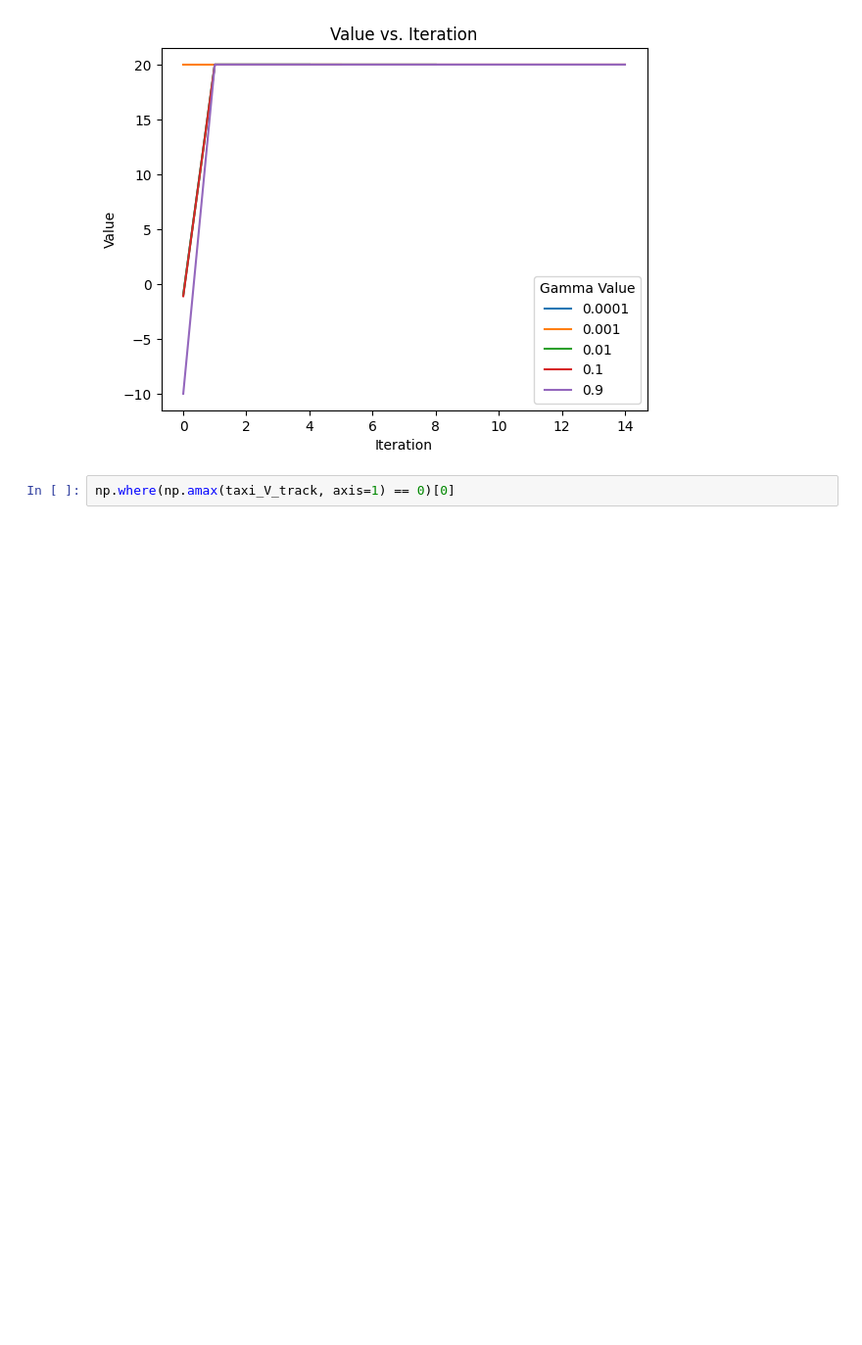
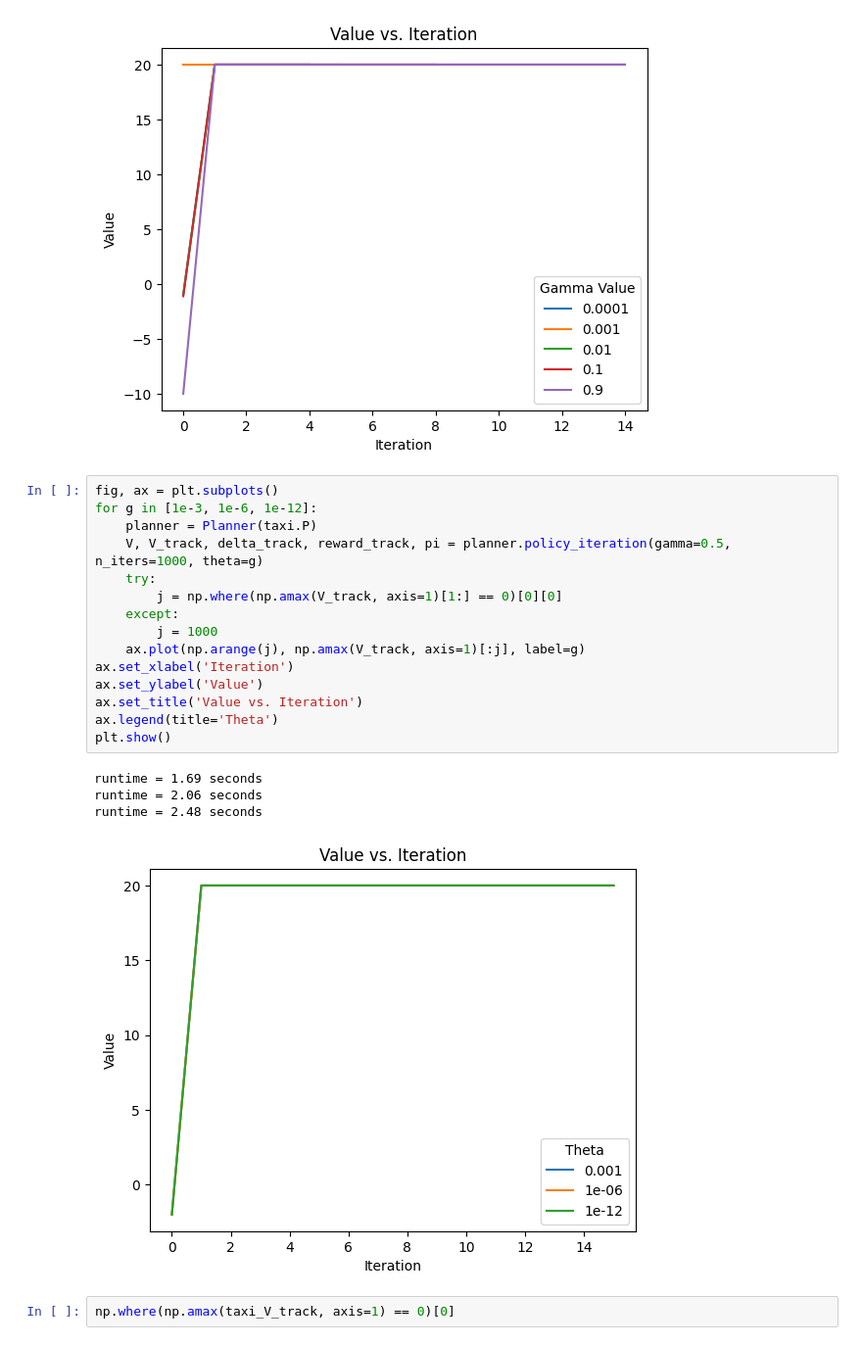
Before and after one commit to kittyschulz/mdp, a Jupyter notebook: mdp.ipynb, the cells around one changed output. Shown at 98% size. Drawn from its saved outputs; the diff is of its cells as text; blank space fills up the shorter version.

```diff
--- a/mdp.ipynb
+++ b/mdp.ipynb
@@ -918,6 +955,26 @@ runtime = 0.75 seconds
 runtime = 1.44 seconds
 runtime = 7.63 seconds
 [figure]
+# %%
+fig, ax = plt.subplots()
+for g in [1e-3, 1e-6, 1e-12]:
+    planner = Planner(taxi.P)
+    V, V_track, delta_track, reward_track, pi = planner.policy_iteration(gamma=0.5, n_iters=1000, theta=g)
+    try:
+        j = np.where(np.amax(V_track, axis=1)[1:] == 0)[0][0]
+    except:
+        j = 1000
+    ax.plot(np.arange(j), np.amax(V_track, axis=1)[:j], label=g)
+ax.set_xlabel('Iteration')
+ax.set_ylabel('Value')
+ax.set_title('Value vs. Iteration')
+ax.legend(title='Theta')
+plt.show()
+# %% [output]
+runtime = 1.69 seconds
+runtime = 2.06 seconds
+runtime = 2.48 seconds
+[figure, added]
 # %%
 np.where(np.amax(taxi_V_track, axis=1) == 0)[0]
 # %% [output]
```
Also changed, not shown: parts of 17 cells of this notebook.
